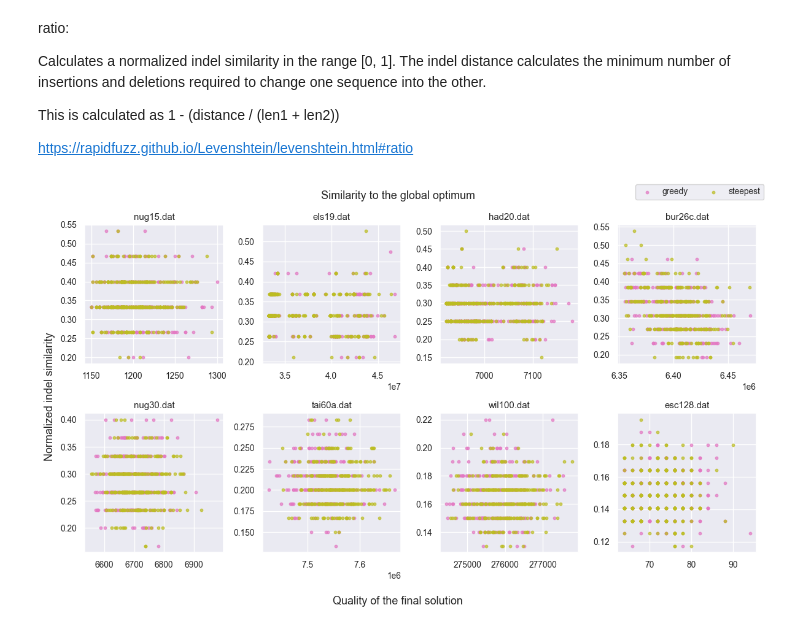
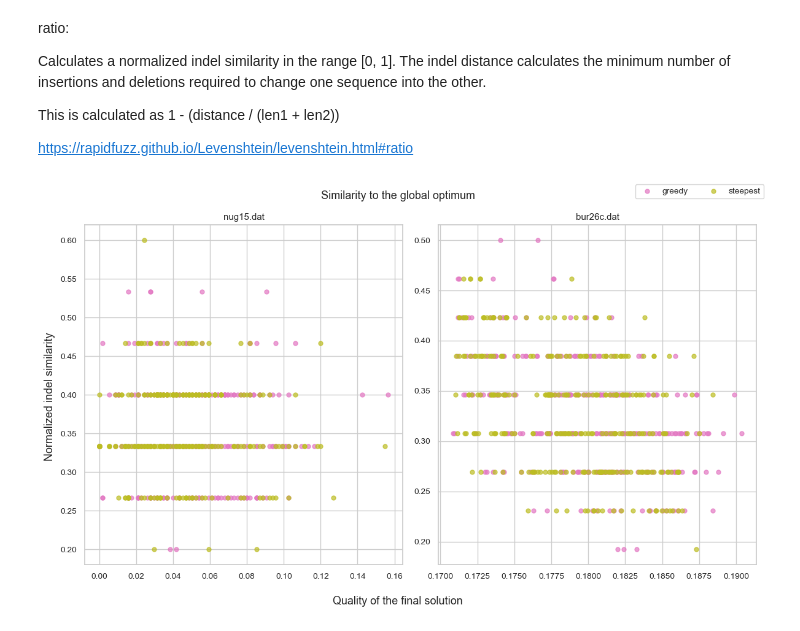
Before and after one commit to kapiblue/QAP-local-search, a Jupyter notebook: plotting/plot.ipynb, the cells around one changed output. Cells and saved outputs as stored; diff of their text form; code cells hidden in the pictures.

```diff
--- a/plotting/plot.ipynb
+++ b/plotting/plot.ipynb
@@ -227,9 +239,9 @@ for i, method in enumerate(methods):
         time_means.append(time_mean)
     ax.scatter(time_means, quality_means, s=instance_sizes, label = method, color=color_dict[method])
     ax.set_xlabel("Mean running time [milliseconds]")
-    ax.set_ylabel("Relative quality")
+    ax.set_ylabel("Average quality")
 
-fig.suptitle("Efficiency (average quality vs. time)")
+fig.suptitle("Algorithm efficiency")
 fig.tight_layout()
 plt.legend()
 plt.show()
@@ -259,7 +271,7 @@ for i, method in enumerate(methods):
                     means + stds,
                     color=color_dict[method], alpha=0.5)
     ax.set_xlabel("Instance size")
-    ax.set_ylabel("Number of updates")
+    ax.set_ylabel("Number of steps")
 
 fig.suptitle("Average number of algorithm steps")
 fig.tight_layout()
@@ -306,16 +318,18 @@ fig.savefig(os.path.join(save_path, "number_of_evaluations_mean.pdf"))
 # %%
 sns.set(font_scale=0.9)
 sns.set_style("whitegrid")
+instances = ["nug15.dat", "els19.dat", "tai60a.dat", "esc128.dat"]
 methods = ["greedy_300", "steepest_300"]
 
-fig, axs = plt.subplots(2, 4, figsize = (12,7))
+fig, axs = plt.subplots(1, 4, figsize = (12,4),
+                        sharex= True, sharey=True)
 
 
-for i, instance in enumerate(data.keys()):
+for i, instance in enumerate(instances):
     for method in methods:
         label = method.split("_")[0]
-        axs.flat[i].scatter(data[instance][method]["initial_evaluation"],
-                data[instance][method]["final_evaluation"],
+        axs[i].scatter((data[instance][method]["initial_evaluation"]-data[instance]["opt"])/data[instance]["opt"],
+                (data[instance][method]["final_evaluation"]-data[instance]["opt"])/data[instance]["opt"],
                 color=color_dict[label],
                 label=label,
                 alpha=0.7,
@@ -328,7 +342,7 @@ fig.supxlabel("Quality of the initial solution")
 fig.supylabel("Quality of the final solution")
 
 # common legend
-handles, labels = axs[0,0].get_legend_handles_labels()
+handles, labels = axs[0].get_legend_handles_labels()
 fig.legend(handles, labels, loc = "upper right", ncol=2)
 
 fig.tight_layout()
@@ -340,11 +354,12 @@ fig.savefig(os.path.join(save_path, "quality_initial_final.pdf"))
 # %% [markdown]
 # G,S – plot: the number of restarts (up to at least 300, horizontal axis)
 # %%
+instances = ["nug15.dat", "esc128.dat"]
 methods = ["greedy_300", "steepest_300"]
 
-fig, axs = plt.subplots(2, 4, figsize = (14,7), sharex=True)
+fig, axs = plt.subplots(1, 2, figsize = (14,7), sharex=True)
 
-for i, instance in enumerate(data.keys()):
+for i, instance in enumerate(instances):
     for method in methods:
         label = method.split("_")[0]
         # Best
@@ -369,12 +384,12 @@ for i, instance in enumerate(data.keys()):
                 color=color_dict[label], alpha=0.5)
         axs.flat[i].set_title(f"{instance}")
 
-fig.suptitle("Best so far")
+fig.suptitle("Best solution found so far")
 fig.supxlabel("Run number")
-fig.supylabel("Best solution evaluation")
+fig.supylabel("Solution evaluation")
 
 # common legend
-handles, labels = axs[0,0].get_legend_handles_labels()
+handles, labels = axs[0].get_legend_handles_labels()
 fig.legend(handles, labels, loc = "upper right", ncol=2)
 
 fig.tight_layout()
@@ -423,34 +416,35 @@ This is calculated as 1 - (distance / (len1 + len2))
 
 https://rapidfuzz.github.io/Levenshtein/levenshtein.html#ratio
 # %%
+instances = ["nug15.dat", "bur26c.dat"]
 methods = ["greedy_300", "steepest_300"]
 
-fig, axs = plt.subplots(2, 4, figsize = (12,7))
+fig, axs = plt.subplots(1, 2, figsize = (12,7))
 
-for i, instance in enumerate(data.keys()):
+for i, instance in enumerate(instances):
     for method in methods:
         label = method.split("_")[0]
         opt_sol = data[instance]["opt_sol"]
         distances = data[instance][method].apply(lambda x: ratio(x['final_solution'],  opt_sol), axis=1)
-        axs.flat[i].scatter(data[instance][method]["final_evaluation"],
+        axs.flat[i].scatter((data[instance][method]["final_evaluation"]-data[instance]["opt"])/data[instance]["opt"],
                 distances,
                 color=color_dict[label],
                 label=label,
                 alpha=0.7,
-                s=10)
+                s=25)
         axs.flat[i].set_title(f"{instance}")
 
 fig.suptitle("Similarity to the global optimum")
 fig.supxlabel("Quality of the final solution")
 fig.supylabel("Normalized indel similarity")
 
 # common legend
-handles, labels = axs[0,0].get_legend_handles_labels()
+handles, labels = axs[0].get_legend_handles_labels()
 fig.legend(handles, labels, loc = "upper right", ncol=2)
 
 fig.tight_layout()
 plt.show()
 
 fig.savefig(os.path.join(save_path, "distance_to_optimum.pdf"))
 # %% [output]
-[figure, old version]
+[figure, new version]
```
Also changed, not shown: parts of 18 cells of this notebook, 11 other files.
